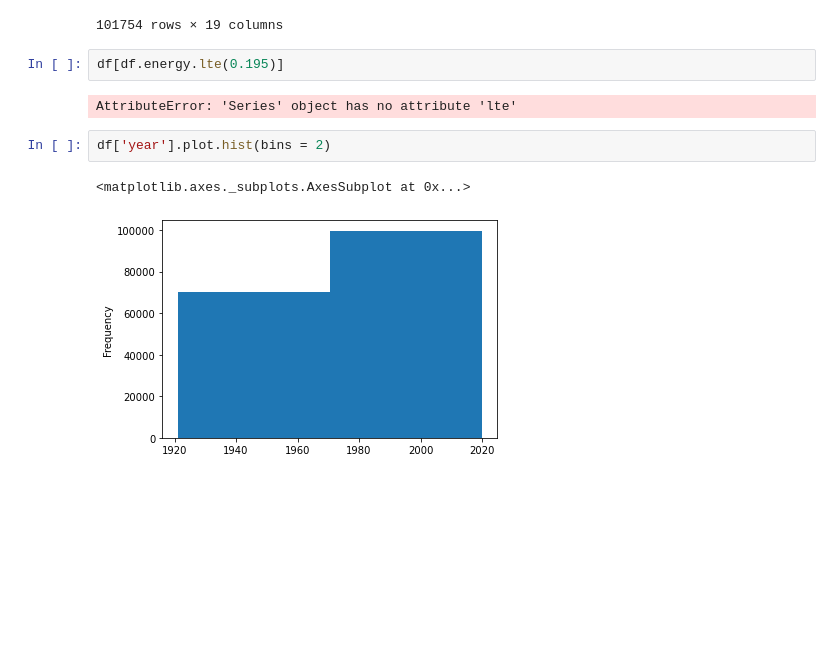
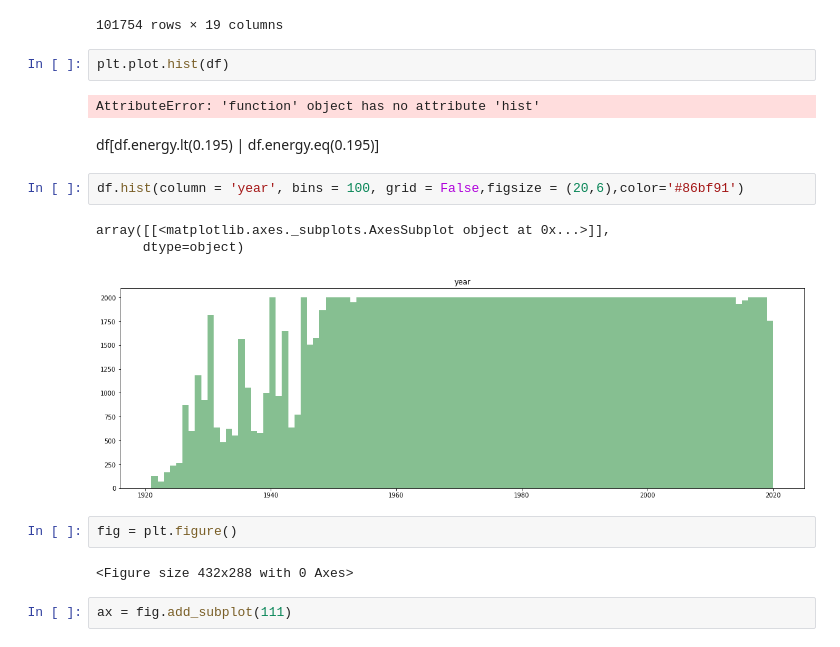
Before and after one commit to AdithyaOasis/DA-rwin, a Jupyter notebook: AdithyasNotebook.ipynb, the cells around one changed output. Cells and saved outputs as stored; diff of their text form; blank space fills up the shorter version.

```diff
--- a/AdithyasNotebook.ipynb
+++ b/AdithyasNotebook.ipynb
@@ -28,12 +30,21 @@ df[df['danceability'] > 0.5]
 | 169907 | 0.0714 | ['Cash Cash', 'Andy Grammer'] | 0.646 | 167308 | 0.761 | 0 | 3wYOGJYD31sLRmBgCvWxa4 | 0.000000 | ... |
 | 169908 | 0.1090 | ['Ingrid Andress'] | 0.512 | 214787 | 0.428 | 0 | 60RFlt48hm0l4Fu0JoccOl | 0.000000 | ... |
 101754 rows × 19 columns
-# %%
-df[df.energy.lte(0.195)]
-# %% [output]
-AttributeError: 'Series' object has no attribute 'lte'
-# %%
-df['year'].plot.hist(bins = 2)
-# %% [output]
-<matplotlib.axes._subplots.AxesSubplot at 0x...>
-[figure, removed]
+# %%
+plt.plot.hist(df)
+# %% [output]
+AttributeError: 'function' object has no attribute 'hist'
+# %% [markdown]
+df[df.energy.lt(0.195) | df.energy.eq(0.195)]
+# %%
+df.hist(column = 'year', bins = 100, grid = False,figsize = (20,6),color='#86bf91')
+# %% [output]
+array([[<matplotlib.axes._subplots.AxesSubplot object at 0x...>]],
+      dtype=object)
+[figure, added]
+# %%
+fig = plt.figure()
+# %% [output]
+<Figure size 432x288 with 0 Axes>
+# %%
+ax = fig.add_subplot(111)
```
Also changed, not shown: parts of 2 cells of this notebook, 2 other files.
